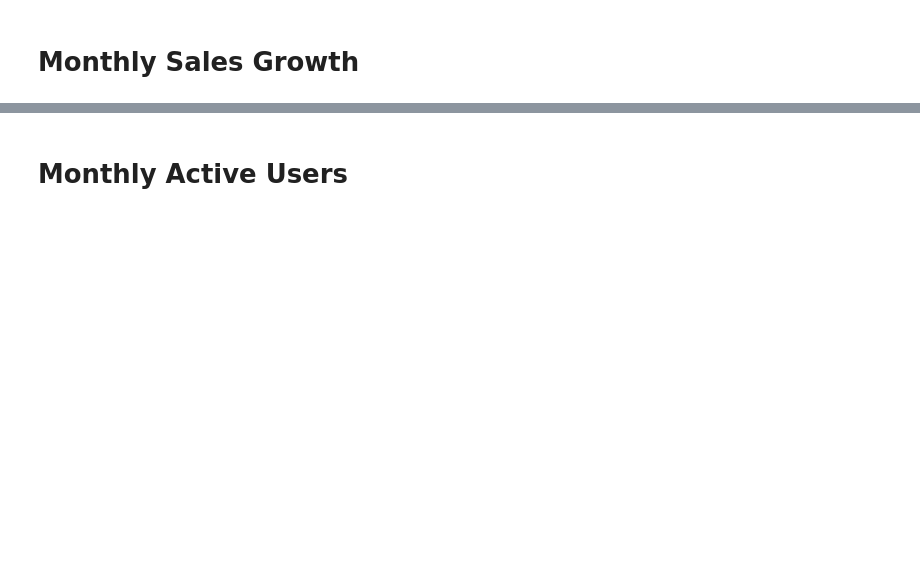
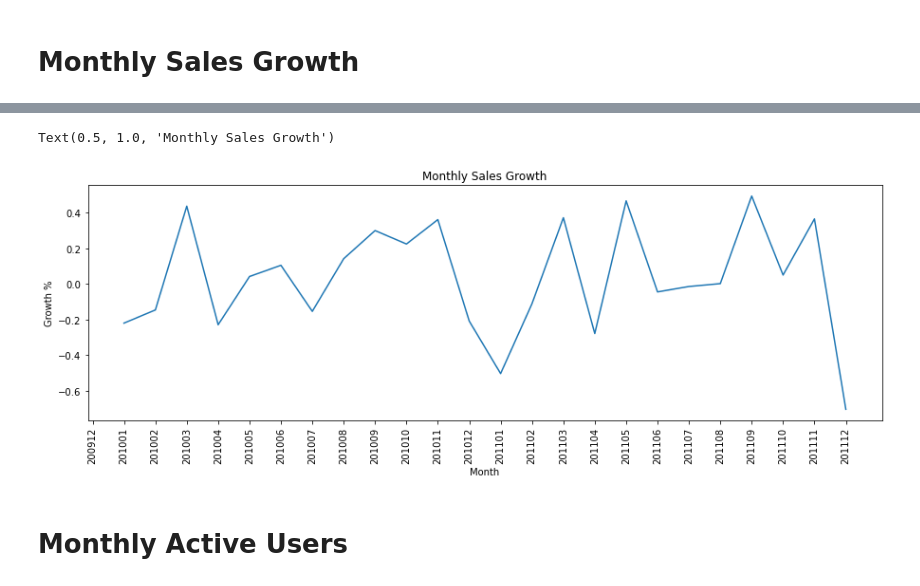
Before and after one commit to jarviscanada/jarvis_data_eng_VishaySingh, a Jupyter notebook: python_data_analytics/python_data_wrangling/retail_data_analytics_wrangling.ipynb, the cells around one changed output, grey strips where cells are left out. Saved outputs shown, nothing was run; the diff lists cells and outputs as text; code cells hidden in the pictures; blank space fills up the shorter version.

```diff
--- a/python_data_analytics/python_data_wrangling/retail_data_analytics_wrangling.ipynb
+++ b/python_data_analytics/python_data_wrangling/retail_data_analytics_wrangling.ipynb
@@ -276,3 +294,7 @@ df.plot(x='InvoiceYearMonth', y=['Placement', 'Cancellation'], kind='bar', figsi
 ![](https://i.imgur.com/J3btp8j.jpg)
 
 ---
+# %%
+diff_df = df
+diff_df['Placement'] = df['Placement'].pct_change()
+diff_df.head()
@@ -279,3 +308,17 @@ df.plot(x='InvoiceYearMonth', y=['Placement', 'Cancellation'], kind='bar', figsi
+# %%
+fig = plt.figure(figsize=(15,10))
+ax2 = fig.add_subplot(212)
+a = np.arange(25)
+
+ax2.plot(a, diff_df['Placement'])
+ax2.xaxis.set_ticks(a)
+ax2.xaxis.set_ticklabels(diff_df['InvoiceYearMonth'], rotation=90)
+ax2.set_xlabel("Month")
+ax2.set_ylabel("Growth %")
+ax2.set_title("Monthly Sales Growth")
+# %% [output]
+Text(0.5, 1.0, 'Monthly Sales Growth')
+[figure, added]
 # %% [markdown]
 # Monthly Active Users
 # %% [markdown]
```
Also changed, not shown: parts of 4 cells of this notebook, 3 other files.
